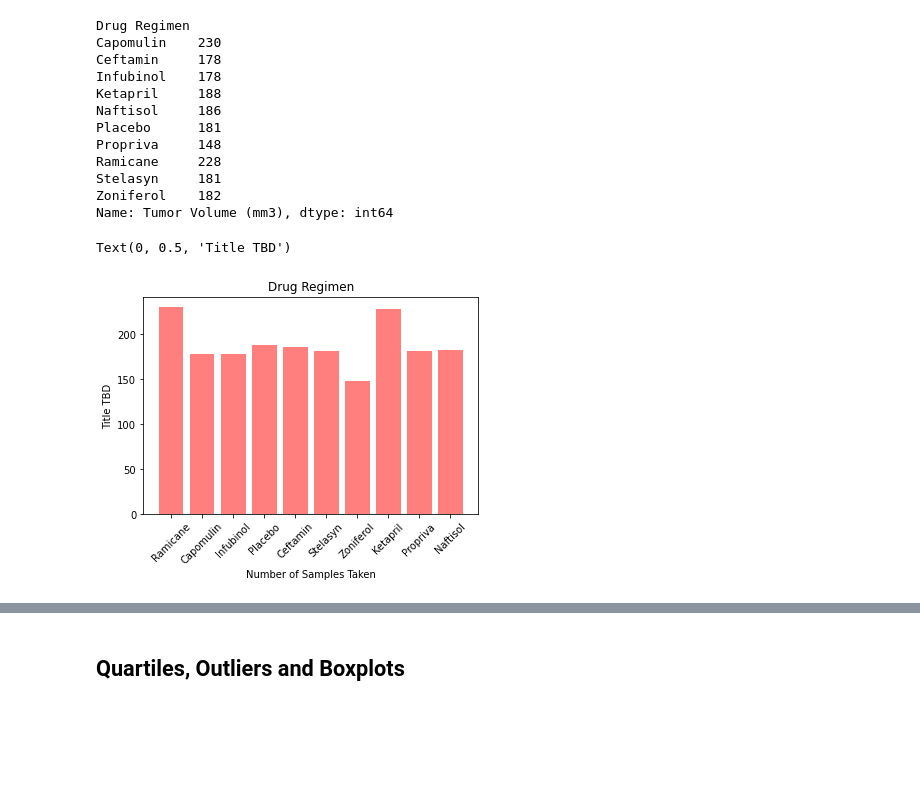
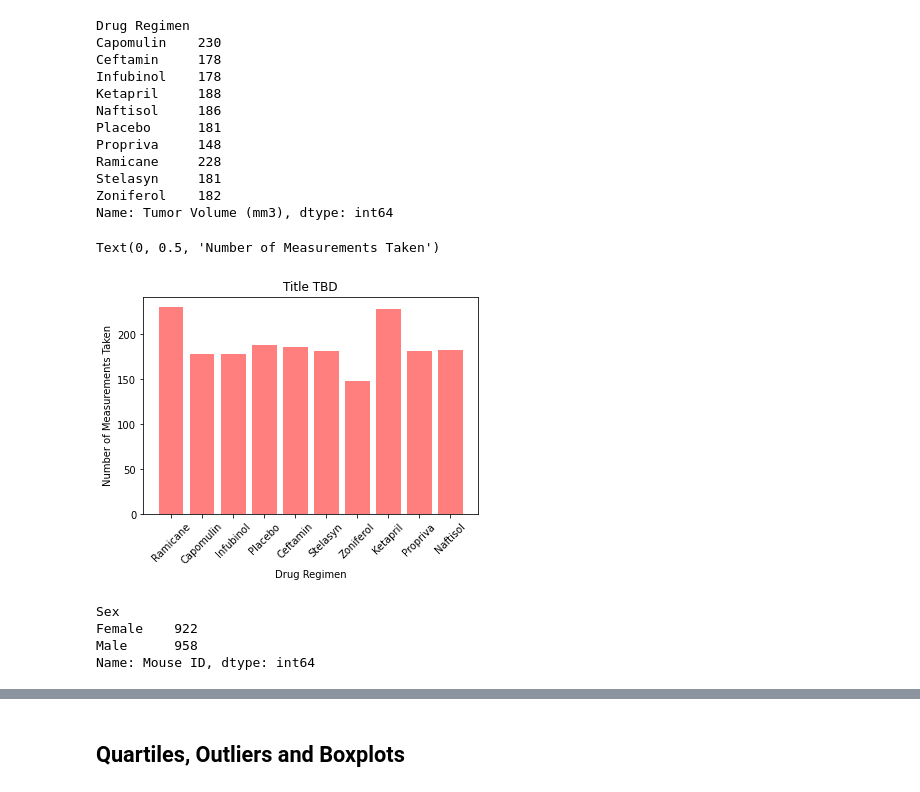
Before and after one commit to HilaryKoerner/PyMaceutical_Matplotlib_Analysis, a Jupyter notebook: Pymaceuticals-Copy1.ipynb, the cells around one changed output, grey strips where cells are left out. Drawn from its saved outputs; the diff is of its cells as text; code cells hidden in the pictures; blank space fills up the shorter version.

```diff
--- a/Pymaceuticals-Copy1.ipynb
+++ b/Pymaceuticals-Copy1.ipynb
@@ -252,19 +260,26 @@ Name: Tumor Volume (mm3), dtype: int64
 # %%
 # Generate a bar plot showing the total number of measurements taken on each drug regimen using pyplot.
 drug = ['Ramicane', 'Capomulin', 'Infubinol', 'Placebo', 'Ceftamin',
        'Stelasyn', 'Zoniferol', 'Ketapril', 'Propriva', 'Naftisol']
 
 measurements = measure_count
 
 plt.bar(drug, measurements, color = "r", alpha=.5, align="center")
 plt.xticks(rotation=45)
-plt.title("Drug Regimen")
-plt.xlabel("Number of Samples Taken")
-plt.ylabel("Title TBD")
+plt.title("Title TBD")
+plt.xlabel("Drug Regimen")
+plt.ylabel("Number of Measurements Taken")
 # %% [output]
-Text(0, 0.5, 'Title TBD')
+Text(0, 0.5, 'Number of Measurements Taken')
-[figure, old version]
+[figure, new version]
 # %%
 # Generate a pie plot showing the distribution of female versus male mice using pandas
 # %%
 # Generate a pie plot showing the distribution of female versus male mice using pyplot
+sex_count = mouse_df.groupby(["Sex"]).count()['Mouse ID']
+sex_count
+# %% [output]
+Sex
+Female    922
+Male      958
+Name: Mouse ID, dtype: int64
```
Also changed, not shown: parts of 5 cells of this notebook, 1 other file.
